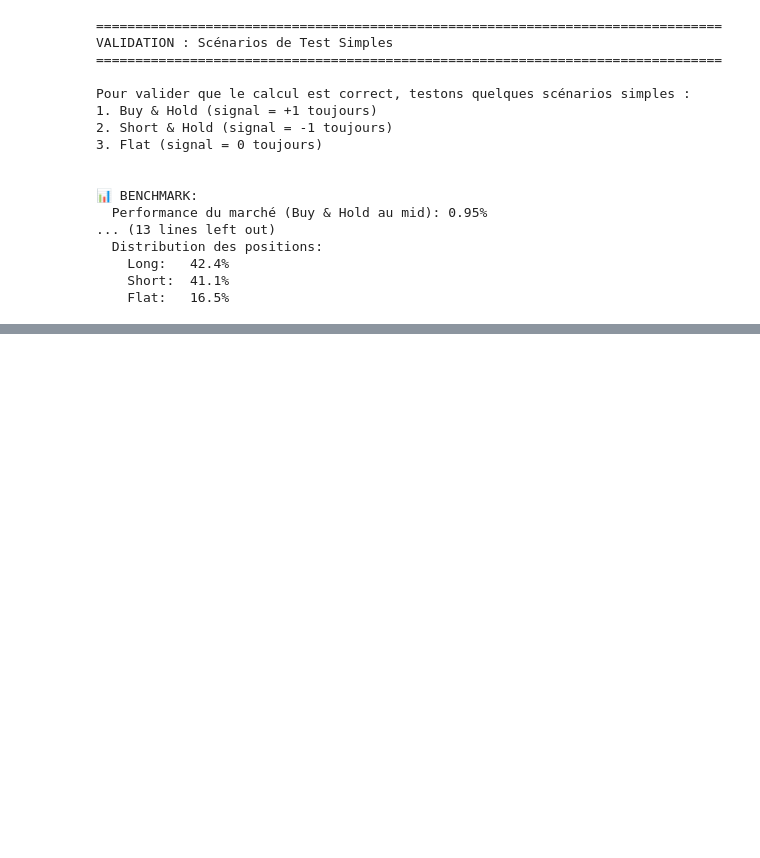
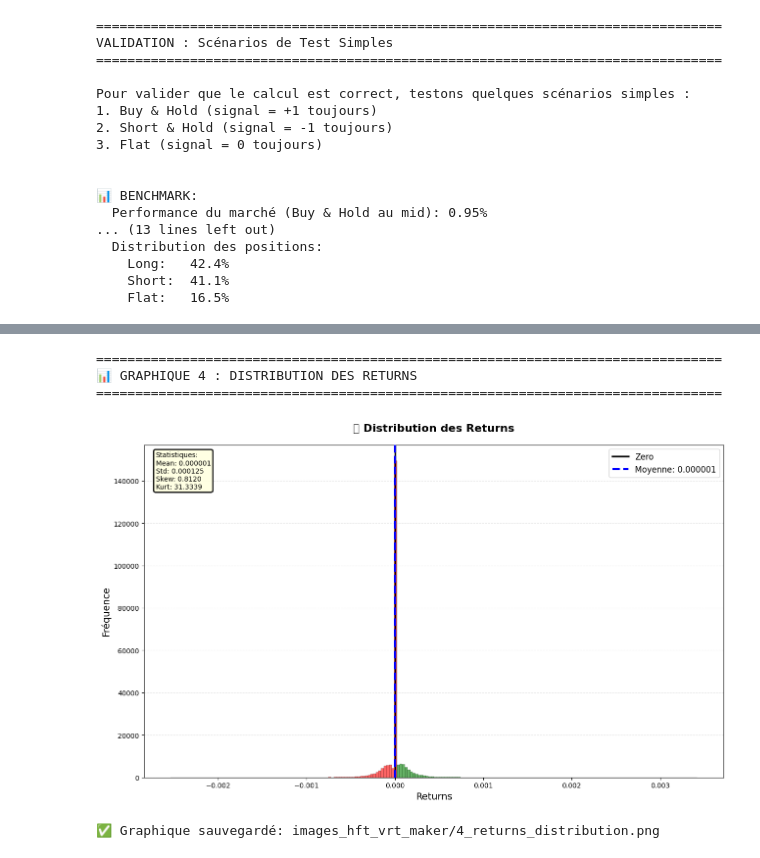
Before and after one commit to 333Rosky/strategy_library, a Jupyter notebook: High Frequency Trading/hft_vrt_maker.ipynb, the cells around one changed output, grey strips where cells are left out. Saved outputs shown, nothing was run; the diff lists cells and outputs as text; code cells hidden in the pictures; blank space fills up the shorter version.

```diff
--- a/High Frequency Trading/hft_vrt_maker.ipynb
+++ b/High Frequency Trading/hft_vrt_maker.ipynb
@@ -1098,0 +1688,58 @@ Pour valider que le calcul est correct, testons quelques scénarios simples :
+# %%
+# 📊 GRAPHIQUE 4/6 : DISTRIBUTION DES RETURNS
+
+print("="*80)
+print("📊 GRAPHIQUE 4 : DISTRIBUTION DES RETURNS")
+print("="*80)
+
+if 'strategy_returns_clean' in locals() and 'strategy_mean' in locals():
+    fig, ax = plt.subplots(figsize=(13, 8))
+
+    # Histogramme
+    n, bins, patches = ax.hist(strategy_returns_clean, bins=200, alpha=0.7,
+                                color='steelblue', edgecolor='black', linewidth=0.3)
+
+    # Colorer les barres positives/négatives
+    for i, patch in enumerate(patches):
+        if bins[i] < 0:
+            patch.set_facecolor('red')
+            patch.set_alpha(0.6)
+        else:
+            patch.set_facecolor('green')
+            patch.set_alpha(0.6)
+
+    # Lignes de référence
+    ax.axvline(0, color='black', linestyle='-', linewidth=2.5, label='Zero', zorder=10)
+    ax.axvline(strategy_mean, color='blue', linestyle='--', linewidth=3,
+                label=f'Moyenne: {strategy_mean:.6f}', zorder=10)
+
+    ax.set_xlabel('Returns', fontsize=14)
+    ax.set_ylabel('Fréquence', fontsize=14)
+    ax.set_title('📊 Distribution des Returns', fontsize=16, fontweight='bold', pad=20)
+    ax.legend(fontsize=12, loc='upper right')
+    ax.grid(alpha=0.3, linestyle='--', axis='y')
+
+    # Stats dans une boîte
+    stats_text = f"""Statistiques:
+Mean: {strategy_mean:.6f}
+Std: {strategy_std:.6f}
+Skew: {pd.Series(strategy_returns_clean).skew():.4f}
+Kurt: {pd.Series(strategy_returns_clean).kurtosis():.4f}"""
+
+    ax.text(0.02, 0.98, stats_text,
+            transform=ax.transAxes, fontsize=10, verticalalignment='top',
+            bbox=dict(boxstyle='round', facecolor='lightyellow', alpha=0.9, edgecolor='black', linewidth=2))
+
+    plt.tight_layout()
+    plt.savefig('images_hft_vrt_maker/4_returns_distribution.png', dpi=150, bbox_inches='tight')
+    plt.show()
+
+    print("✅ Graphique sauvegardé: images_hft_vrt_maker/4_returns_distribution.png")
+else:
+    print("❌ Erreur: Données non disponibles")
+# %% [output]
+================================================================================
+📊 GRAPHIQUE 4 : DISTRIBUTION DES RETURNS
+================================================================================
+[figure, added]
+✅ Graphique sauvegardé: images_hft_vrt_maker/4_returns_distribution.png
```
Also changed, not shown: parts of 6 cells of this notebook, 14 other files.
